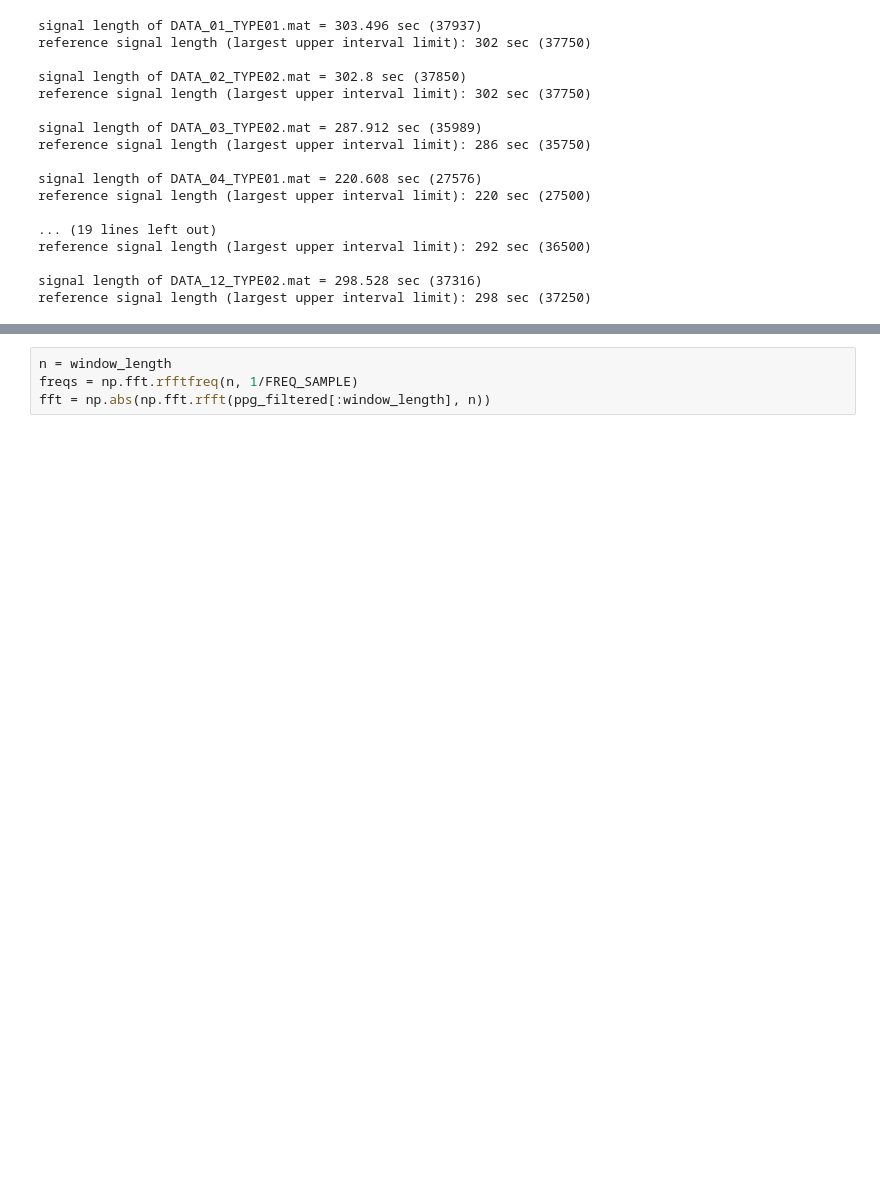
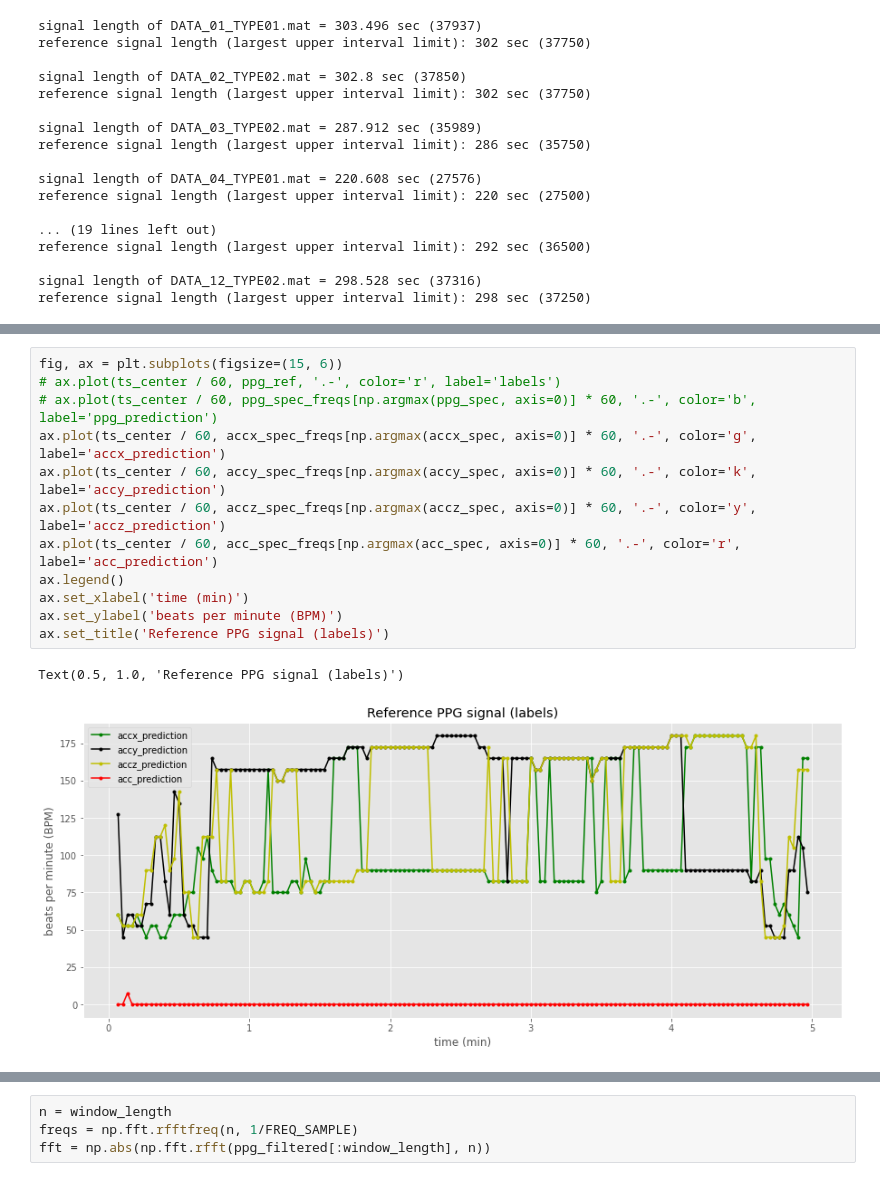
Before and after one commit to phthaloc/nd320-c4-wearable-data-project-starter, a Jupyter notebook: part_1/pulse_rate_starter.ipynb, the cells around one changed output, grey strips where cells are left out. Drawn from its saved outputs; the diff is of its cells as text; blank space fills up the shorter version.

```diff
--- a/part_1/pulse_rate_starter.ipynb
+++ b/part_1/pulse_rate_starter.ipynb
@@ -348,3 +454,18 @@ ppg_ref[0]
+# %%
+fig, ax = plt.subplots(figsize=(15, 6))
+# ax.plot(ts_center / 60, ppg_ref, '.-', color='r', label='labels')
+# ax.plot(ts_center / 60, ppg_spec_freqs[np.argmax(ppg_spec, axis=0)] * 60, '.-', color='b', label='ppg_prediction')
+ax.plot(ts_center / 60, accx_spec_freqs[np.argmax(accx_spec, axis=0)] * 60, '.-', color='g', label='accx_prediction')
+ax.plot(ts_center / 60, accy_spec_freqs[np.argmax(accy_spec, axis=0)] * 60, '.-', color='k', label='accy_prediction')
+ax.plot(ts_center / 60, accz_spec_freqs[np.argmax(accz_spec, axis=0)] * 60, '.-', color='y', label='accz_prediction')
+ax.plot(ts_center / 60, acc_spec_freqs[np.argmax(acc_spec, axis=0)] * 60, '.-', color='r', label='acc_prediction')
+ax.legend()
+ax.set_xlabel('time (min)')
+ax.set_ylabel('beats per minute (BPM)')
+ax.set_title('Reference PPG signal (labels)')
+# %% [output]
+Text(0.5, 1.0, 'Reference PPG signal (labels)')
+[figure, added]
 # %%
 np.fft.rfftfreq(n, 1/FREQ_SAMPLE)
 # %% [output]
```
Also changed, not shown: parts of 35 cells of this notebook.
